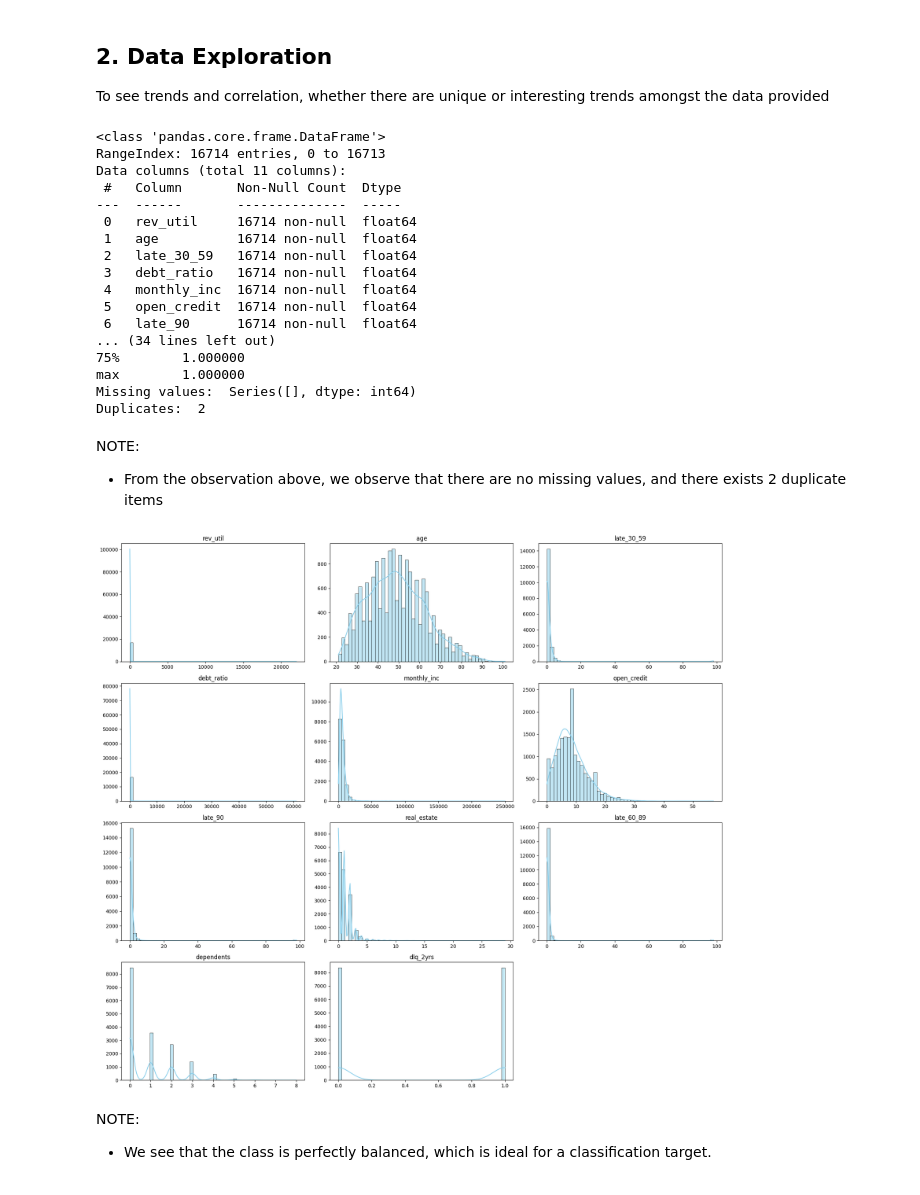
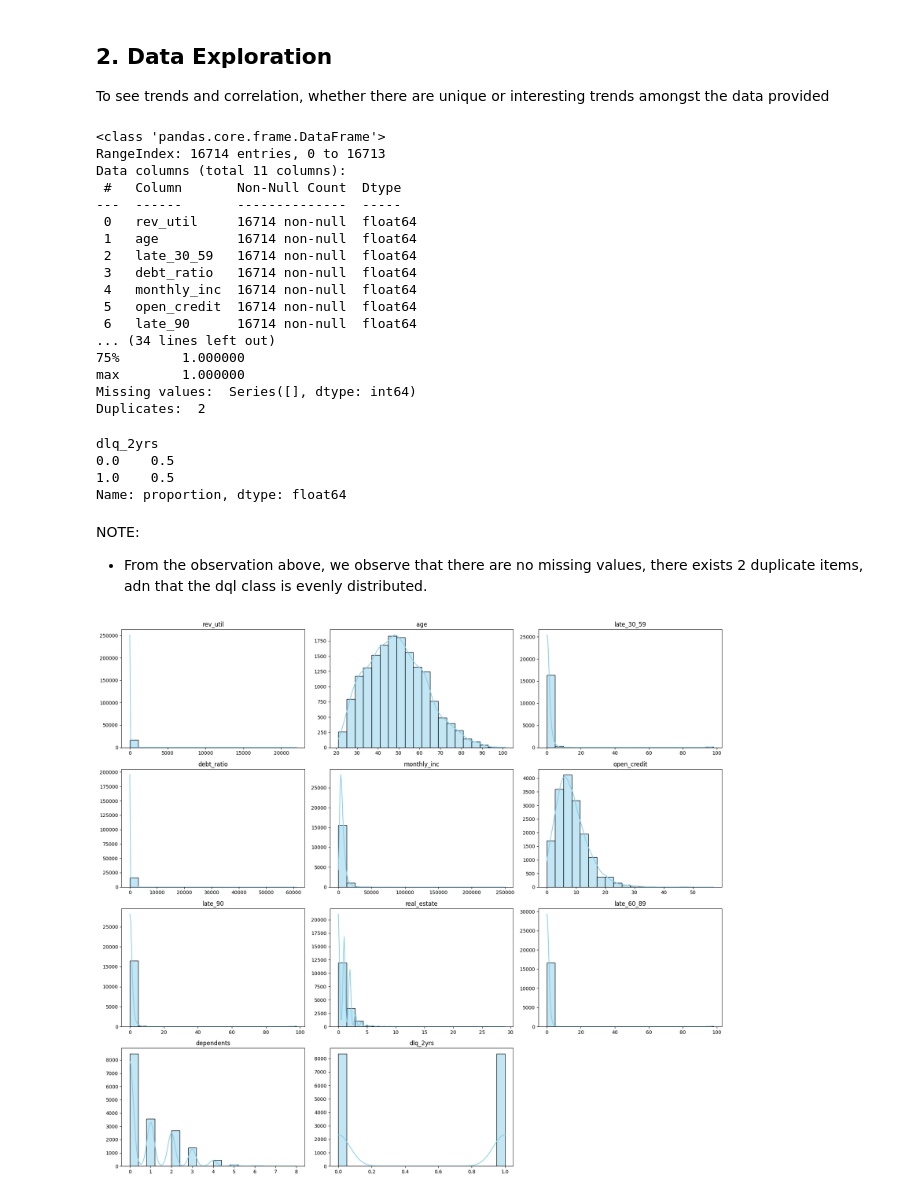
Before and after one commit to markaxelus/seng474, a Jupyter notebook: project/main.ipynb, the cells around one changed output. Drawn from its saved outputs; the diff is of its cells as text; code cells hidden in the pictures.

```diff
--- a/project/main.ipynb
+++ b/project/main.ipynb
@@ -47,6 +47,9 @@ print("Missing values: ", missing_values[missing_values > 0])
 # Check for duplicates
 duplicates = df.duplicated().sum()
 print("Duplicates: ", duplicates)
+
+y=df["dlq_2yrs"]
+y.value_counts(normalize=True)
 # %% [output]
 <class 'pandas.core.frame.DataFrame'>
 RangeIndex: 16714 entries, 0 to 16713
@@ -65,33 +68,31 @@ Data columns (total 11 columns):
 max        1.000000
 Missing values:  Series([], dtype: int64)
 Duplicates:  2
+dlq_2yrs
+0.0    0.5
+1.0    0.5
+Name: proportion, dtype: float64
 # %% [markdown]
 NOTE:
-  - From the observation above, we observe that there are no missing values, and there exists 2 duplicate items
+  - From the observation above, we observe that there are no missing values, there exists 2 duplicate items, adn that the dql class is evenly distributed.
 # %%
-y=df["dlq_2yrs"]
-y.value_counts(normalize=True)
-
 numeric_cols = df.select_dtypes(include="number").columns
 n_cols = 3
 n_rows = int(np.ceil(len(numeric_cols) / n_cols))
 
 fig, axes = plt.subplots(n_rows, n_cols, figsize=(18, n_rows * 4))
 axes = axes.flatten()
 
 for i, col in enumerate(numeric_cols):
-    sns.histplot(df[col], bins=50, kde=True, ax=axes[i], color='skyblue')
+    sns.histplot(df[col], bins=20, kde=True, ax=axes[i], color='skyblue')
     axes[i].set_title(col)
     axes[i].set_xlabel('')
     axes[i].set_ylabel('')
 
 for j in range(i + 1, len(axes)):
     fig.delaxes(axes[j])
 
 plt.tight_layout()
 plt.show()
 # %% [output]
-[figure, old version]
+[figure, new version]
-# %% [markdown]
-NOTE:
-  - We see that the class is perfectly balanced, which is ideal for a classification target.
```
Also changed, not shown: parts of 7 cells of this notebook.
